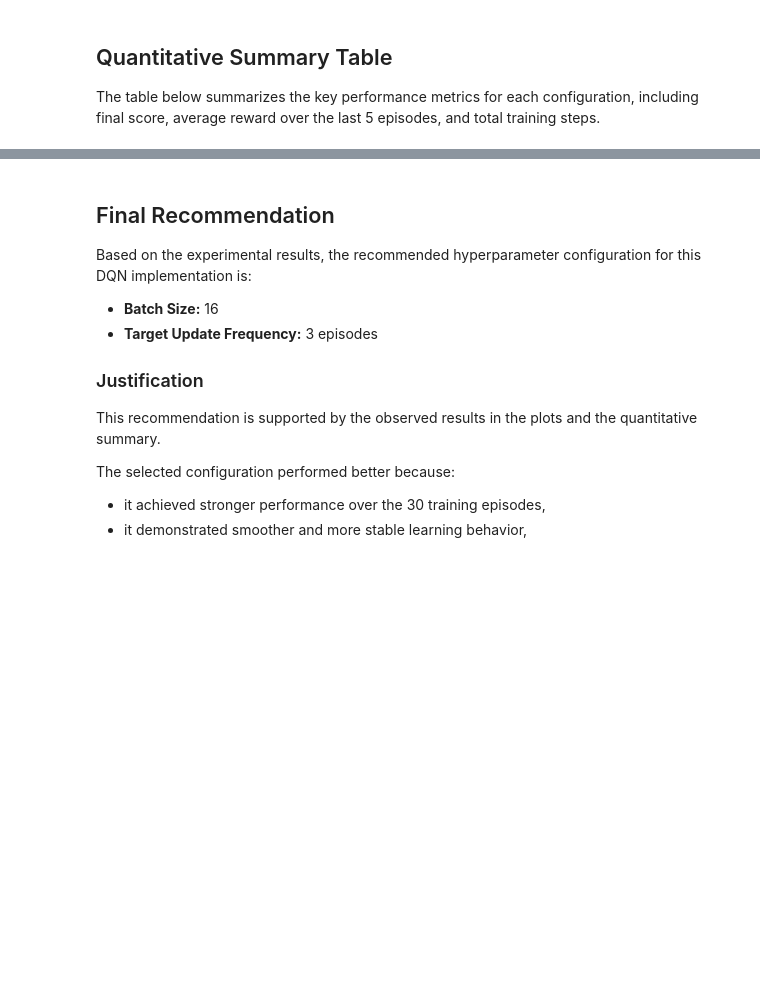
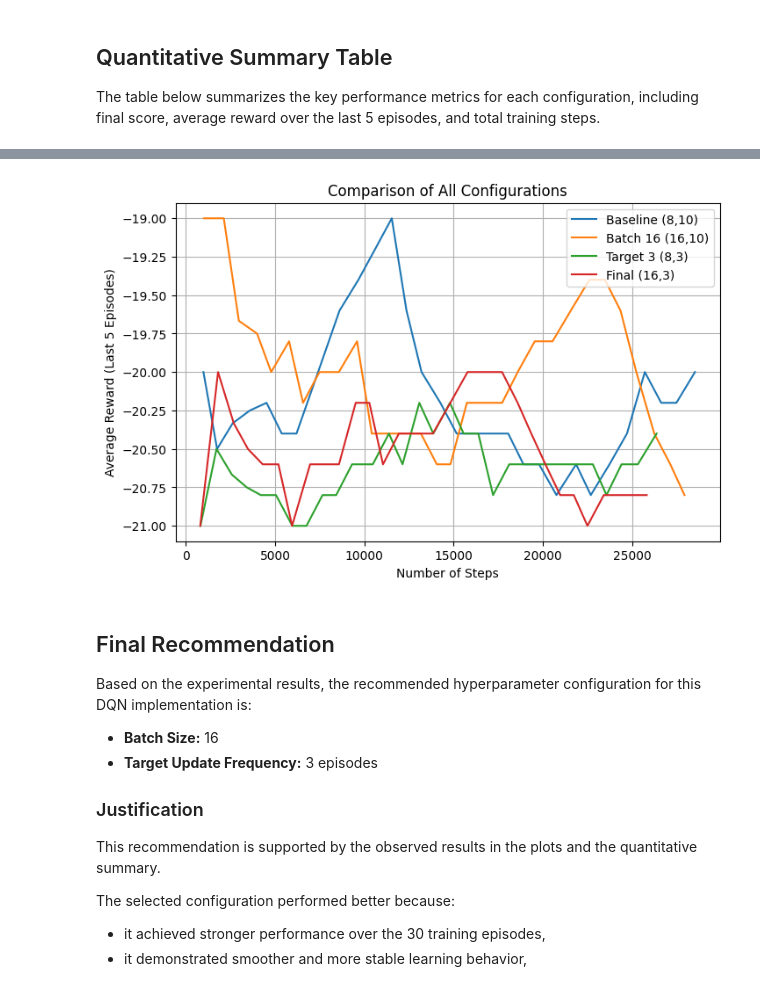
Before and after one commit to Albrightmaduka9053136/DQN_Assignment3, a Jupyter notebook: DQN_Assignment3.ipynb, the cells around one changed output, grey strips where cells are left out. Cells and saved outputs as stored; diff of their text form; code cells hidden in the pictures; blank space fills up the shorter version.

```diff
--- a/DQN_Assignment3.ipynb
+++ b/DQN_Assignment3.ipynb
@@ -829,0 +848,12 @@ summary_table
+# %%
+# Final combined configuration: Batch Size = 16, Target Update = 3
+
+final_config = base_config.copy()
+final_config["batch_size"] = 16
+final_config["target_update_episodes"] = 3
+
+final_output = runner.train(final_config, num_episodes=30)
+
+final_df = final_output["results_df"]
+
+final_df.head()
@@ -830,3 +884,14 @@ summary_table
+# %%
+# Final combined configuration plots
+plot_metric_vs_steps(
+    [baseline_df, batch16_df, target3_df, final_df],
+    ["Baseline (8,10)", "Batch 16 (16,10)", "Target 3 (8,3)", "Final (16,3)"],
+    metric="avg_reward_last5",
+    title="Comparison of All Configurations",
+    ylabel="Average Reward (Last 5 Episodes)"
+)
+# %% [output]
+[figure, added]
 # %% [markdown]
 ## Final Recommendation
 
```
Also changed, not shown: parts of 8 cells of this notebook, 5 other files.
